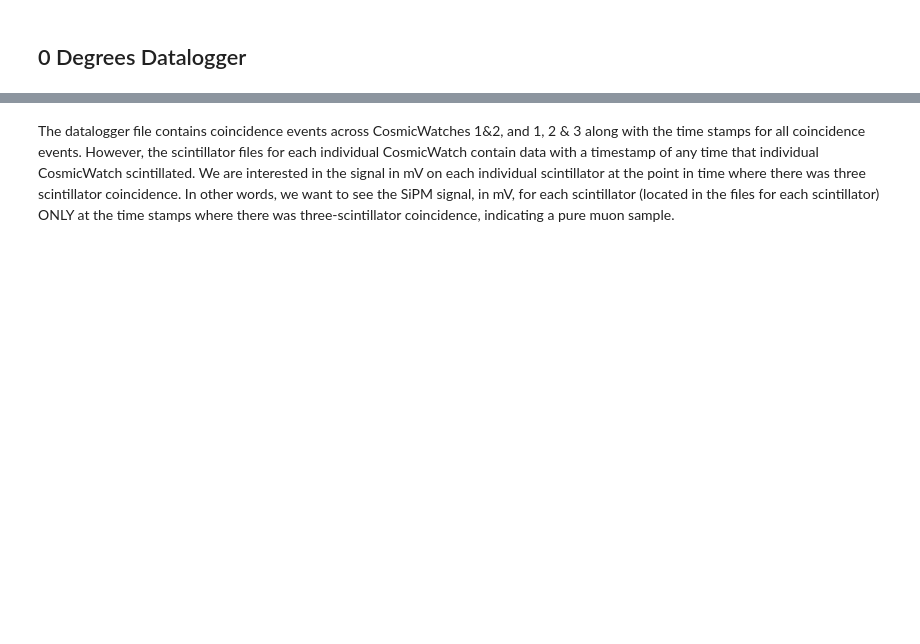
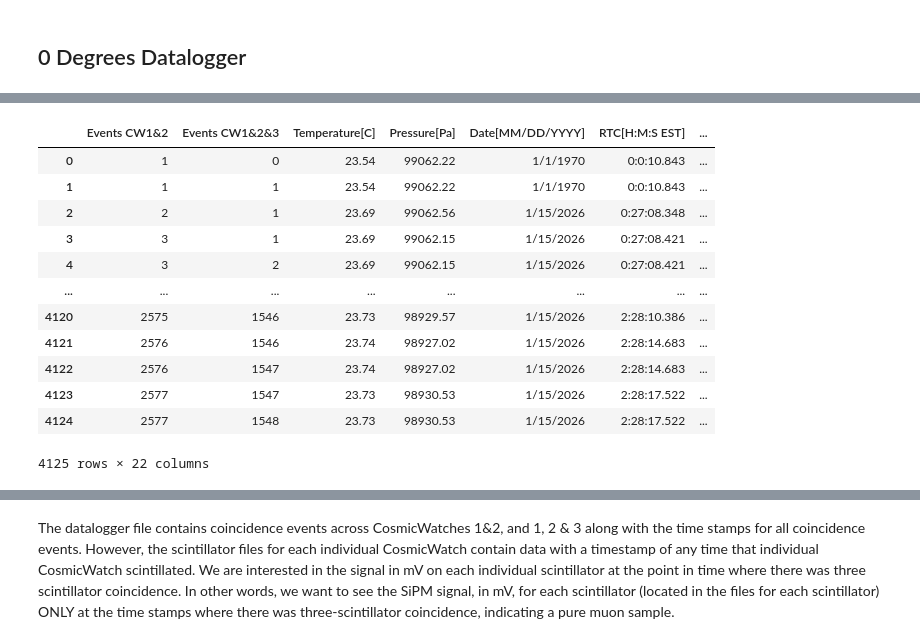
Before and after one commit to emma-shm/HASP-Drexel, a Jupyter notebook: muon_energy_classification_grounddata.ipynb, the cells around one changed output, grey strips where cells are left out. Cells and saved outputs as stored; diff of their text form; code cells hidden in the pictures; blank space fills up the shorter version.

```diff
--- a/muon_energy_classification_grounddata.ipynb
+++ b/muon_energy_classification_grounddata.ipynb
@@ -157,0 +165,16 @@ Detected 1 separate timer reset(s) at rows [0, 2423]
+# %%
+datalogger_df
+# %% [output]
+|  | Events CW1&2 | Events CW1&2&3 | Temperature[C] | Pressure[Pa] | Date[MM/DD/YYYY] | RTC[H:M:S EST] | ... |
+| 0 | 1 | 0 | 23.54 | 99062.22 | 1/1/1970 | 0:0:10.843 | ... |
+| 1 | 1 | 1 | 23.54 | 99062.22 | 1/1/1970 | 0:0:10.843 | ... |
+| 2 | 2 | 1 | 23.69 | 99062.56 | 1/15/2026 | 0:27:08.348 | ... |
+| 3 | 3 | 1 | 23.69 | 99062.15 | 1/15/2026 | 0:27:08.421 | ... |
+| 4 | 3 | 2 | 23.69 | 99062.15 | 1/15/2026 | 0:27:08.421 | ... |
+| ... | ... | ... | ... | ... | ... | ... | ... |
+| 4120 | 2575 | 1546 | 23.73 | 98929.57 | 1/15/2026 | 2:28:10.386 | ... |
+| 4121 | 2576 | 1546 | 23.74 | 98927.02 | 1/15/2026 | 2:28:14.683 | ... |
+| 4122 | 2576 | 1547 | 23.74 | 98927.02 | 1/15/2026 | 2:28:14.683 | ... |
+| 4123 | 2577 | 1547 | 23.73 | 98930.53 | 1/15/2026 | 2:28:17.522 | ... |
+| 4124 | 2577 | 1548 | 23.73 | 98930.53 | 1/15/2026 | 2:28:17.522 | ... |
+4125 rows × 22 columns
```
Also changed, not shown: parts of 8 cells of this notebook.
